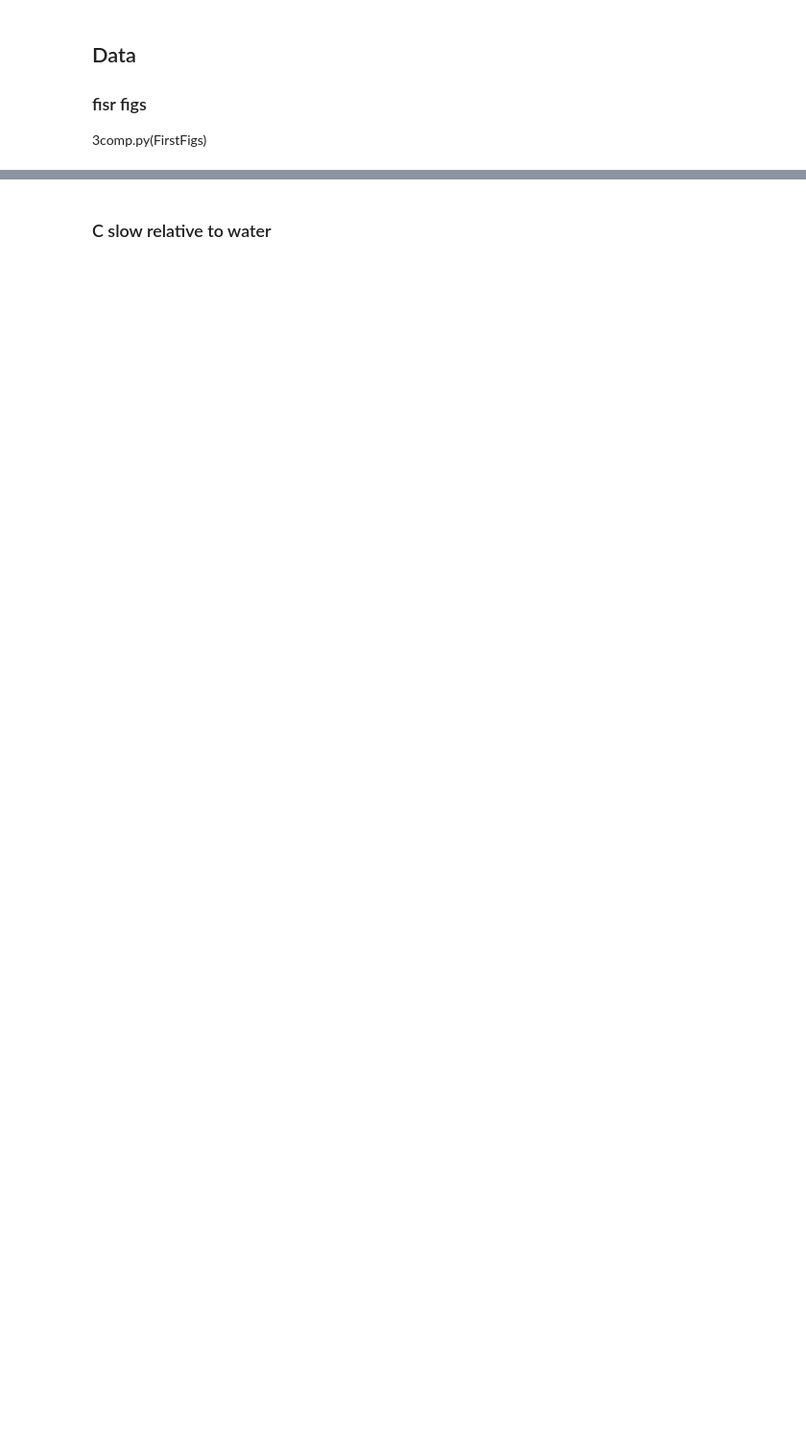
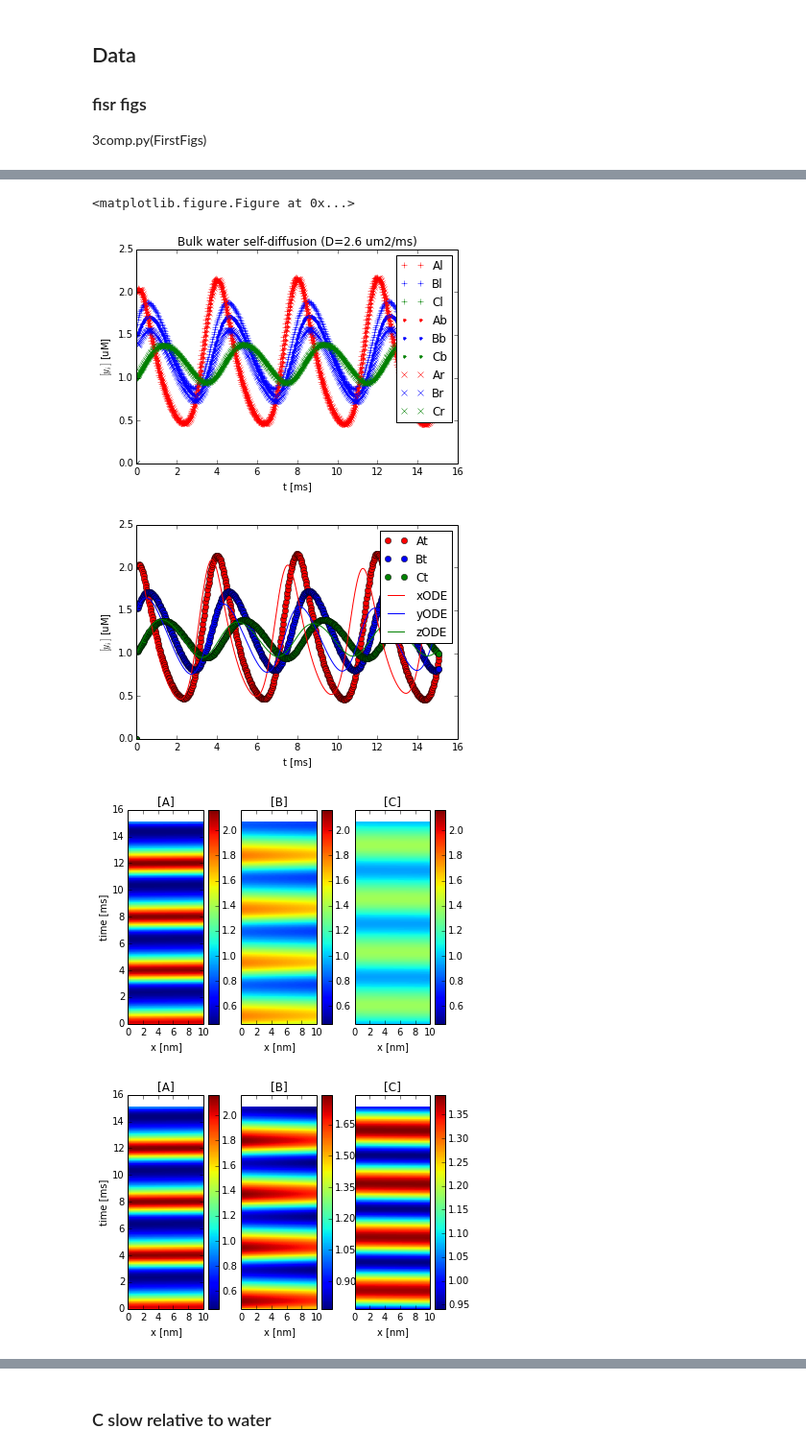
Before and after one commit to huskeypm/enzymekineticsacs, a Jupyter notebook: goodwinPDE.ipynb, the cells around one changed output, grey strips where cells are left out. Shown at 96% size. Cells and saved outputs as stored; diff of their text form; code cells hidden in the pictures; blank space fills up the shorter version.

```diff
--- a/goodwinPDE.ipynb
+++ b/goodwinPDE.ipynb
@@ -188,20 +186,26 @@ AttributeError: empty instance has no attribute 'linesAr'
 # %%
 results = resultsWater
 plt.figure()
-plotconcs1(results.ts,results.concs)
-plotconcs2Barrier(results.ts,results.concs)
-plotconcs3(results.ts,results.concs)
+plotting.plotconcs1(results.ts,results.concs)
+plotting.plotconcs2Barrier(results.ts,results.concs)
+plotting.plotconcs3(results.ts,results.concs)
 plt.gcf().savefig(root+"acsfig2b.png",dpi=300)
 plt.title("Bulk water self-diffusion (D=2.6 um2/ms)")
 
 plt.figure()
-plotconcssum(results.ts,results.concs,results.volFracs)
-plotODE(results.tode,results.yode)
+plotting.plotconcssum(results.ts,results.concs,results.volFracs)
+plotting.plotODE(results.tode,results.yode)
 plt.xlim([0.,16])
 #plt.gcf().savefig(root+"acsfig2apdeode.png",dpi=300)
 
 plotLineScans(results,figName=root+"linescanwaterdiffN.png",sameClim=True)
 plotLineScans(results,figName=root+"linescanwaterdiff.png")
+# %% [output]
+<matplotlib.figure.Figure at 0x...>
+[figure, added]
+[figure, added]
+[figure, added]
+[figure, added]
 # %%
 results = resultsWaterB100
 plt.figure()
```
Also changed, not shown: parts of 29 cells of this notebook, 2 other files.
